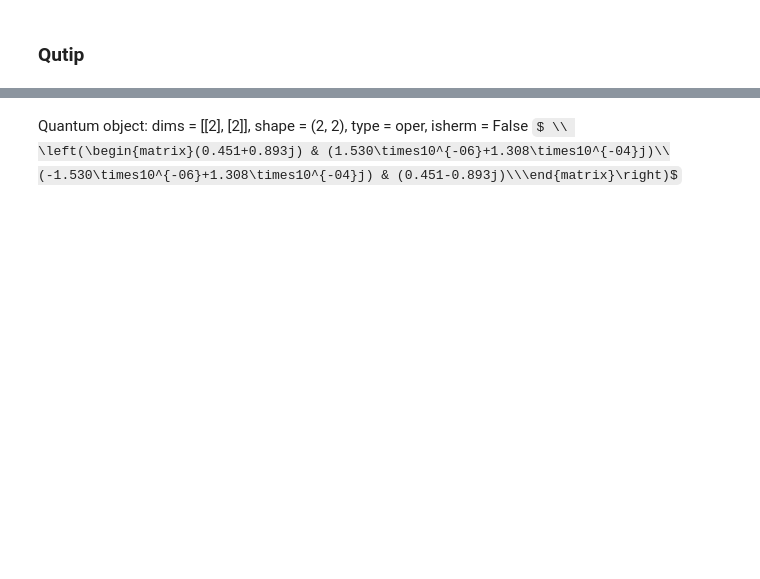
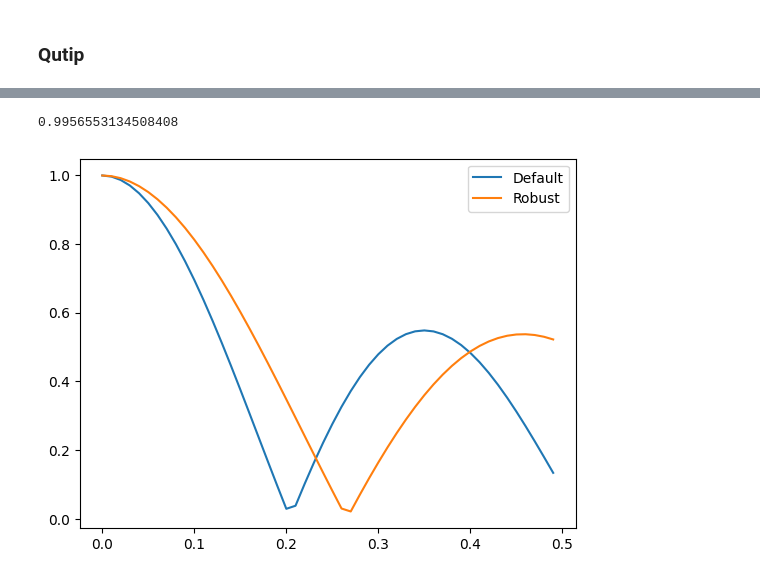
Before and after one commit to andgoldschmidt/pulse-simulator, a Jupyter notebook: notebooks/05_testing_pulses.ipynb, the cells around one changed output, grey strips where cells are left out. Saved outputs shown, nothing was run; the diff lists cells and outputs as text; code cells hidden in the pictures; some formulas as TeX source; blank space fills up the shorter version.

Commit message:
simulate using qutip

```diff
--- a/notebooks/05_testing_pulses.ipynb
+++ b/notebooks/05_testing_pulses.ipynb
@@ -143,6 +174,42 @@ psi0 = qutip.Qobj(I)
 
 result = qutip.sesolve(H=H, psi0=psi0, tlist=times)
-# %%
-result.states[-1]
-# %% [output]
-Quantum object: dims = [[2], [2]], shape = (2, 2), type = oper, isherm = False $ \\ \left(\begin{matrix}(0.451+0.893j) & (1.530\times10^{-06}+1.308\times10^{-04}j)\\(-1.530\times10^{-06}+1.308\times10^{-04}j) & (0.451-0.893j)\\\end{matrix}\right)$
+# %%
+expected = qutip.Qobj(np.kron(X, X))
+# %%
+np.abs(np.real((result.states[-1].dag() * expected).tr() / 4))
+# %% [output]
+0.9956553134508408
+# %%
+robust_fidelities = []
+default_fidelities = []
+strength_array = np.arange(0, 0.5, 0.01)
+
+ZZ_op = qutip.Qobj(np.kron(Z, Z))
+H_0_control = qutip.Qobj(Hs_control[0].data)
+H_1_control = qutip.Qobj(Hs_control[1].data)
+psi0 = qutip.Qobj(np.kron(I, I))
+
+times = np.linspace(0.0, 11.11, 50)
+
+for strength in strength_array:
+    # testing ζ Z Z + u_1 (t) I X + u_2 (t) X I
+    if Hj_drift == 0:
+        H_t_ind = 0 * qutip.Qobj(np.kron(I, I))
+    else:
+        H_t_ind = qutip.Qobj(Hj_drift.data)
+    H_t_ind += strength * ZZ_op
+
+    H_default = [H_t_ind, [H_0_control, x_blue_default], [H_1_control, x_red_default]]
+    H_robust = [H_t_ind, [H_0_control, x_blue_robust], [H_1_control, x_red_robust]]
+
+    default_result = qutip.sesolve(H=H_default, psi0=psi0, tlist=times)
+    robust_result = qutip.sesolve(H=H_robust, psi0=psi0, tlist=times)
+
+    default_fidelities.append(np.abs(np.real((default_result.states[-1].dag() * expected).tr() / 4)))
+    robust_fidelities.append(np.abs(np.real((robust_result.states[-1].dag() * expected).tr() / 4)))
+# %%
+plt.plot(strength_array, default_fidelities, label="Default")
+plt.plot(strength_array, robust_fidelities, label="Robust")
+plt.legend();
+# %% [output]
+[figure, added]
```
Also changed, not shown: parts of 9 cells of this notebook.
